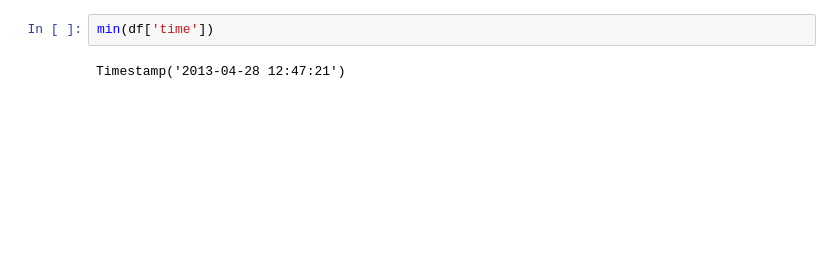
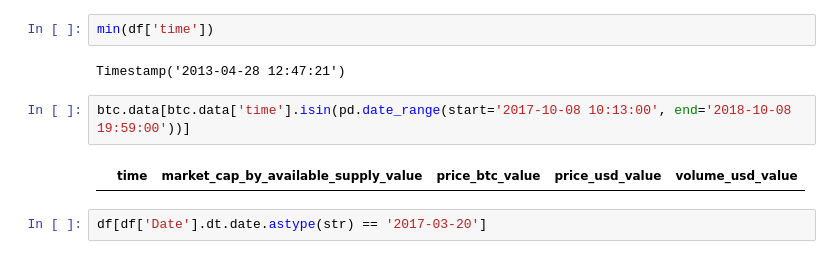
Before and after one commit to ThomasADuffy/Crypto-Capstone-1, a Jupyter notebook: EDA of .json files.ipynb, the cells around one changed output. Saved outputs shown, nothing was run; the diff lists cells and outputs as text; blank space fills up the shorter version.

```diff
--- a/EDA of .json files.ipynb
+++ b/EDA of .json files.ipynb
@@ -98,3 +136,9 @@ Timestamp('2018-02-09 20:54:27')
 min(df['time'])
 # %% [output]
 Timestamp('2013-04-28 12:47:21')
+# %%
+btc.data[btc.data['time'].isin(pd.date_range(start='2017-10-08 10:13:00', end='2018-10-08 19:59:00'))]
+# %% [output]
+|  | time | market_cap_by_available_supply_value | price_btc_value | price_usd_value | volume_usd_value |
+# %%
+df[df['Date'].dt.date.astype(str) == '2017-03-20']
```
Also changed, not shown: parts of 8 cells of this notebook, 2 other files.
